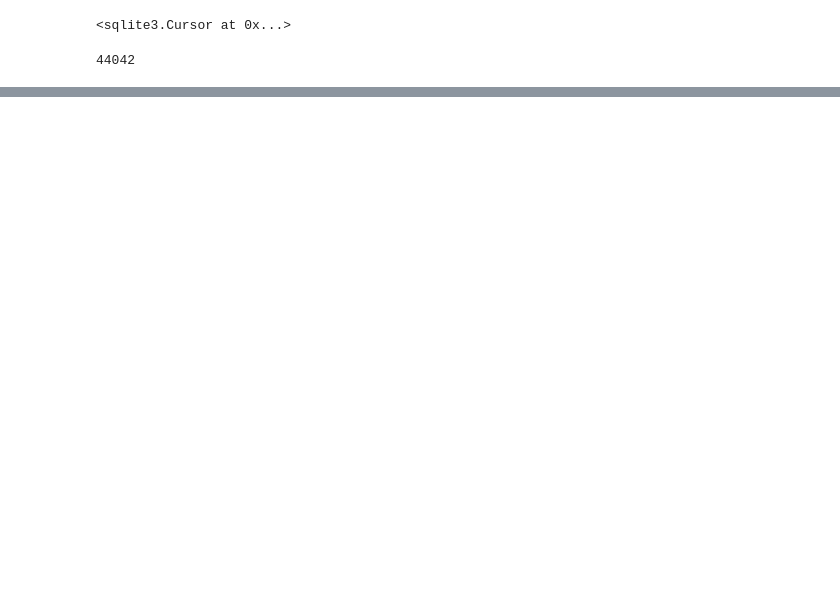
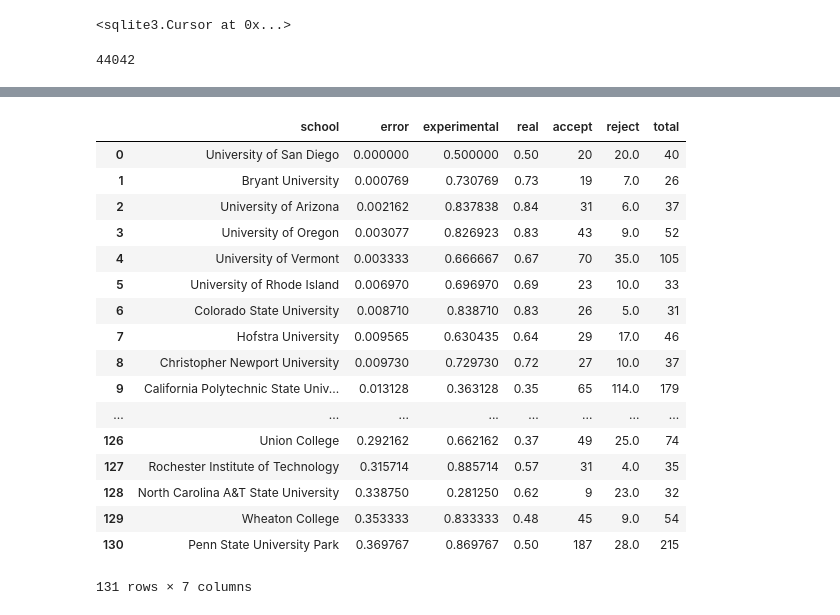
Before and after one commit to peakay/CollegePredictions, a Jupyter notebook: BalancedPredictions - Cluster on Handpicked Column.ipynb, the cells around one changed output, grey strips where cells are left out. Cells and saved outputs as stored; diff of their text form; code cells hidden in the pictures; blank space fills up the shorter version.

Commit message:
analyze error rates

```diff
--- a/BalancedPredictions - Cluster on Handpicked Column.ipynb
+++ b/BalancedPredictions - Cluster on Handpicked Column.ipynb
@@ -220,11 +229,11 @@ compare_vs_ground_truth = defaultdict(str)
 
 for (index, row), school in zip(old_x.iterrows(), schools):
     accept_rate = None
-    if experimental_acceptance_rates[school]['accept'] != 0 and experimental_acceptance_rates[school]['accept'] != 0:
-        accept_rate = experimental_acceptance_rates[school]['accept']/(experimental_acceptance_rates[school]['accept']+experimental_acceptance_rates[school]['reject'])
-    elif experimental_acceptance_rates[school]['accept'] == 0:
+    if e_a_r[school]['accept'] != 0 and e_a_r[school]['accept'] != 0:
+        accept_rate = e_a_r[school]['accept']/e_a_r[school]['total']
+    elif e_a_r[school]['accept'] == 0:
         accept_rate = 0
-    elif experimental_acceptance_rates[school]['reject'] == 0:
+    elif e_a_r[school]['reject'] == 0:
         accept_rate = 1
 
     compare_vs_ground_truth[school] = [accept_rate, int(row['admission_rate'])/100]
@@ -250,0 +260,12 @@ defaultdict(str,
+# %%
+avg_error = 0
+error_rates = {}
+for (school, admission_stats), (school_2, comparisons) in zip(e_a_r.items(), compare_vs_ground_truth.items()):
+    if school != school_2:
+        print("there's a huge mistake somewhere")
+    error = abs(comparisons[1]-comparisons[0])
+    weight_error = admission_stats['total']/total_applicants
+    avg_error += error*weight_error
+    if admission_stats['total'] > 25:
+        error_rates[school] = {'error': error, 'experimental': comparisons[0], 'real': comparisons[1]}
+        error_rates[school].update(admission_stats)
@@ -250,0 +276,7 @@ defaultdict(str,
+# %%
+sorted_errors = sorted(error_rates.items(), reverse=False, key=lambda item: item[1]['error'])
+flatten_dict = []
+for school, stats in sorted_errors:
+    stats['school'] = school
+    flatten_dict.append(stats)
+flatten_dict
@@ -250,0 +301,22 @@ defaultdict(str,
+# %%
+output_df = pd.DataFrame(flatten_dict, columns=['school', 'error', 'experimental', 'real', 'accept', 'reject', 'total'])
+output_df
+# %% [output]
+|  | school | error | experimental | real | accept | reject | total |
+| 0 | University of San Diego | 0.000000 | 0.500000 | 0.50 | 20 | 20.0 | 40 |
+| 1 | Bryant University | 0.000769 | 0.730769 | 0.73 | 19 | 7.0 | 26 |
+| 2 | University of Arizona | 0.002162 | 0.837838 | 0.84 | 31 | 6.0 | 37 |
+| 3 | University of Oregon | 0.003077 | 0.826923 | 0.83 | 43 | 9.0 | 52 |
+| 4 | University of Vermont | 0.003333 | 0.666667 | 0.67 | 70 | 35.0 | 105 |
+| 5 | University of Rhode Island | 0.006970 | 0.696970 | 0.69 | 23 | 10.0 | 33 |
+| 6 | Colorado State University | 0.008710 | 0.838710 | 0.83 | 26 | 5.0 | 31 |
+| 7 | Hofstra University | 0.009565 | 0.630435 | 0.64 | 29 | 17.0 | 46 |
+| 8 | Christopher Newport University | 0.009730 | 0.729730 | 0.72 | 27 | 10.0 | 37 |
+| 9 | California Polytechnic State Univ... | 0.013128 | 0.363128 | 0.35 | 65 | 114.0 | 179 |
+| ... | ... | ... | ... | ... | ... | ... | ... |
+| 126 | Union College | 0.292162 | 0.662162 | 0.37 | 49 | 25.0 | 74 |
+| 127 | Rochester Institute of Technology | 0.315714 | 0.885714 | 0.57 | 31 | 4.0 | 35 |
+| 128 | North Carolina A&T State University | 0.338750 | 0.281250 | 0.62 | 9 | 23.0 | 32 |
+| 129 | Wheaton College | 0.353333 | 0.833333 | 0.48 | 45 | 9.0 | 54 |
+| 130 | Penn State University Park | 0.369767 | 0.869767 | 0.50 | 187 | 28.0 | 215 |
+131 rows × 7 columns
```
Also changed, not shown: parts of 9 cells of this notebook.
